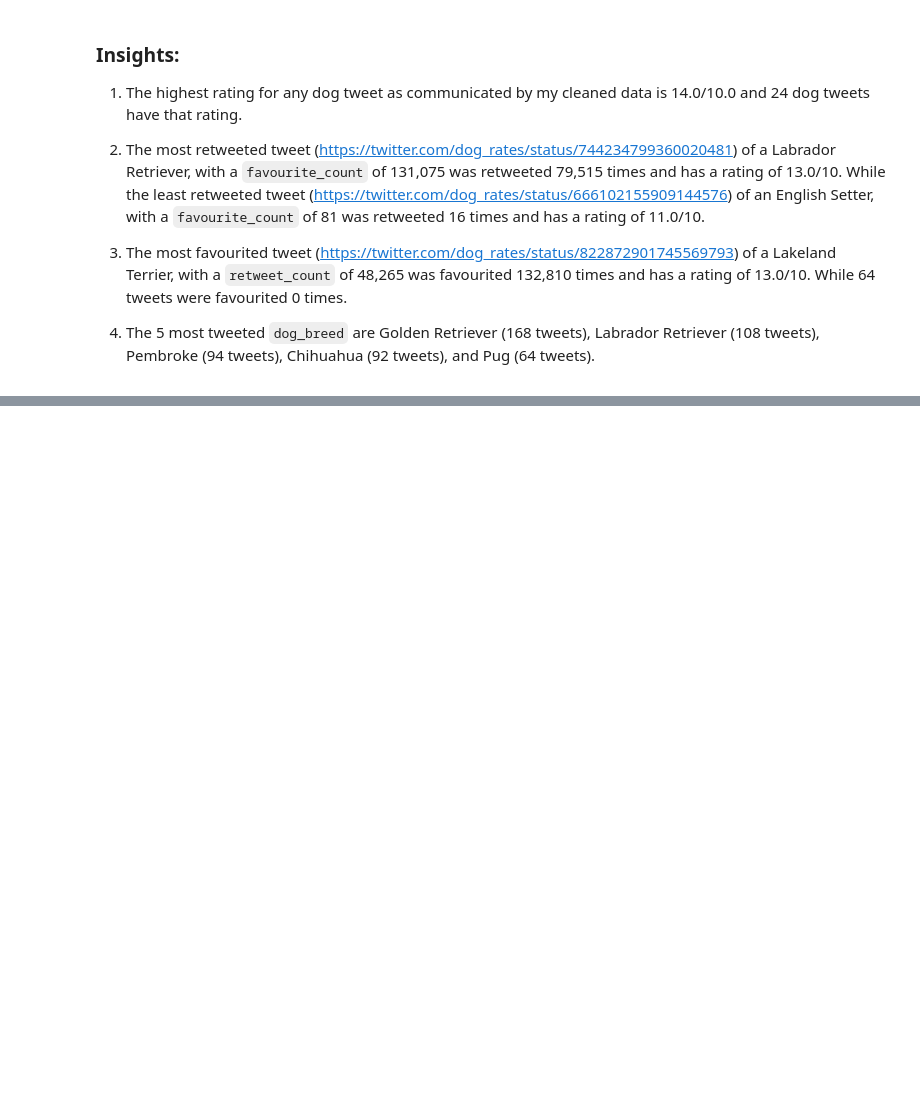
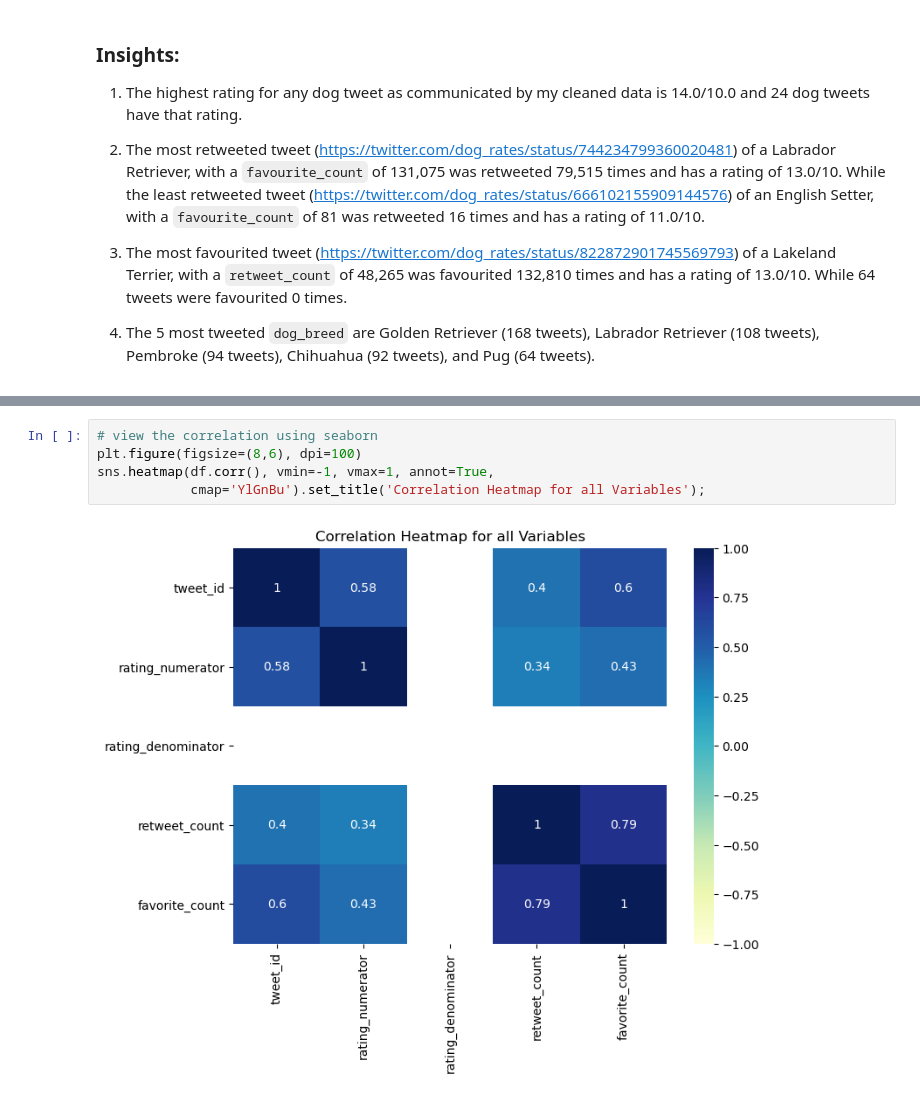
Before and after one commit to ArthurEzenwanne/wrangle-dataset-project, a Jupyter notebook: wrangle_report.ipynb, the cells around one changed output, grey strips where cells are left out. Drawn from its saved outputs; the diff is of its cells as text; blank space fills up the shorter version.

```diff
--- a/wrangle_report.ipynb
+++ b/wrangle_report.ipynb
@@ -1065,0 +1079,7 @@ Name: dog_breed, dtype: int64
+# %%
+# view the correlation using seaborn
+plt.figure(figsize=(8,6), dpi=100)
+sns.heatmap(df.corr(), vmin=-1, vmax=1, annot=True,
+            cmap='YlGnBu').set_title('Correlation Heatmap for all Variables');
+# %% [output]
+[figure, added]
```
Also changed, not shown: parts of 4 cells of this notebook.
